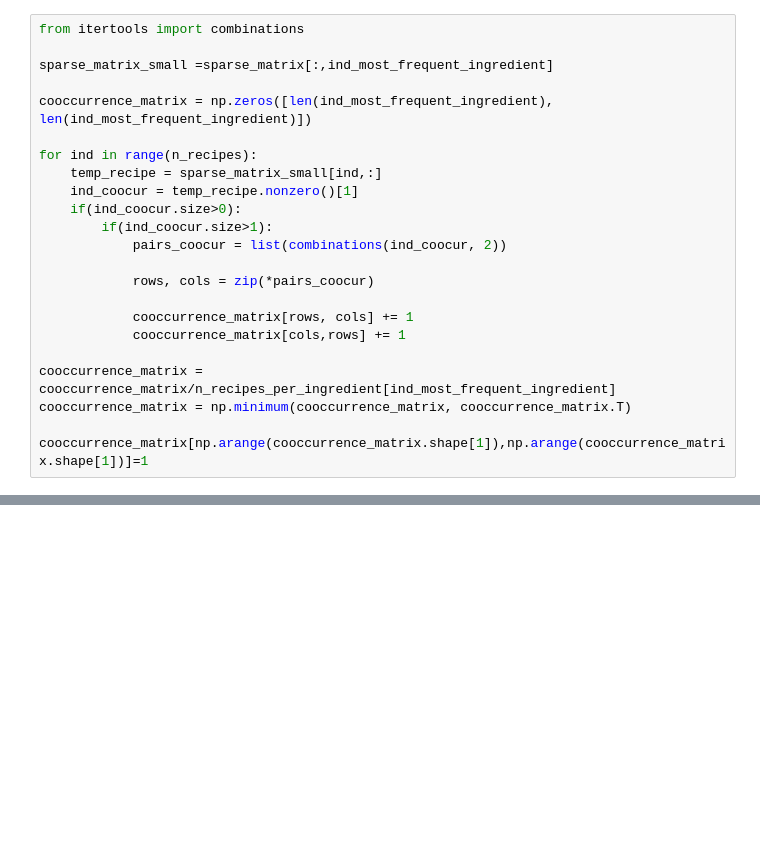
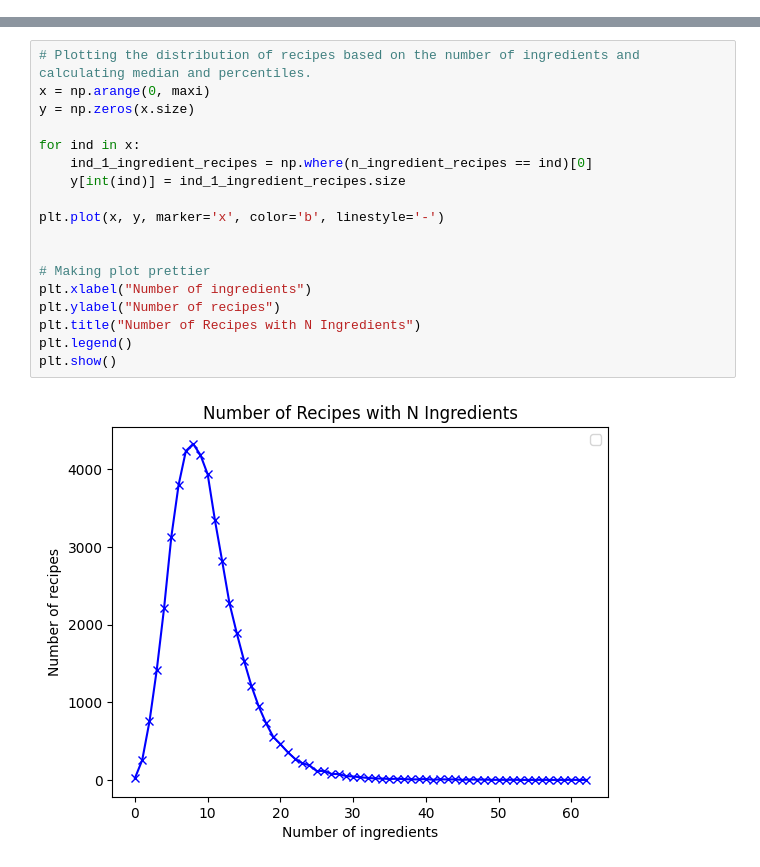
Before and after one commit to com-480-data-visualization/com-480-project-TastingViz, a Jupyter notebook: eda.ipynb, the cells around one changed output, grey strips where cells are left out. Cells and saved outputs as stored; diff of their text form; blank space fills up the shorter version.

```diff
--- a/eda.ipynb
+++ b/eda.ipynb
@@ -416,23 +0,0 @@ Ingredient occurrence
-# %%
-from itertools import combinations
-
-sparse_matrix_small =sparse_matrix[:,ind_most_frequent_ingredient]
-
-cooccurrence_matrix = np.zeros([len(ind_most_frequent_ingredient), len(ind_most_frequent_ingredient)])
-
-for ind in range(n_recipes):
-    temp_recipe = sparse_matrix_small[ind,:]
-    ind_coocur = temp_recipe.nonzero()[1]
-    if(ind_coocur.size>0):
-        if(ind_coocur.size>1):
-            pairs_coocur = list(combinations(ind_coocur, 2))
-
-            rows, cols = zip(*pairs_coocur)
-
-            cooccurrence_matrix[rows, cols] += 1
-            cooccurrence_matrix[cols,rows] += 1
-
-cooccurrence_matrix = cooccurrence_matrix/n_recipes_per_ingredient[ind_most_frequent_ingredient]
-cooccurrence_matrix = np.minimum(cooccurrence_matrix, cooccurrence_matrix.T)
-
-cooccurrence_matrix[np.arange(cooccurrence_matrix.shape[1]),np.arange(cooccurrence_matrix.shape[1])]=1
@@ -532,0 +128,20 @@ The symmetric non-negative hollow observation matrix looks suspiciously like an
+# %%
+# Plotting the distribution of recipes based on the number of ingredients and calculating median and percentiles.
+x = np.arange(0, maxi)
+y = np.zeros(x.size)
+
+for ind in x:
+    ind_1_ingredient_recipes = np.where(n_ingredient_recipes == ind)[0]
+    y[int(ind)] = ind_1_ingredient_recipes.size
+
+plt.plot(x, y, marker='x', color='b', linestyle='-')
+
+
+# Making plot prettier
+plt.xlabel("Number of ingredients")
+plt.ylabel("Number of recipes")
+plt.title("Number of Recipes with N Ingredients")
+plt.legend()
+plt.show()
+# %% [output]
+[figure, added]
```
Also changed, not shown: parts of 63 cells of this notebook, 5 other files.
